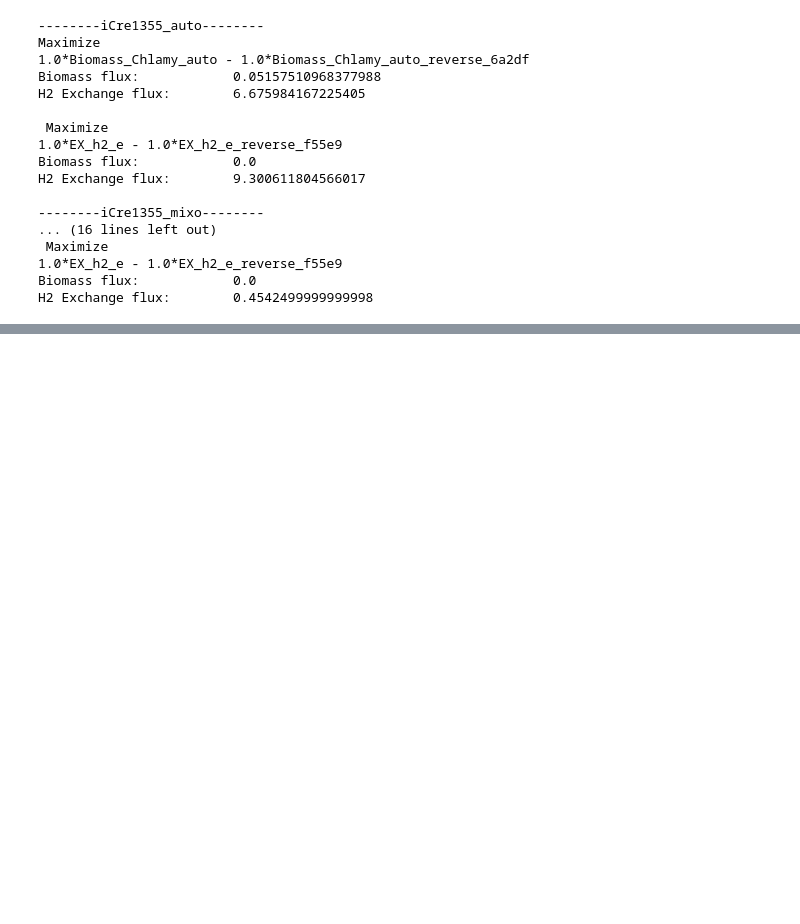
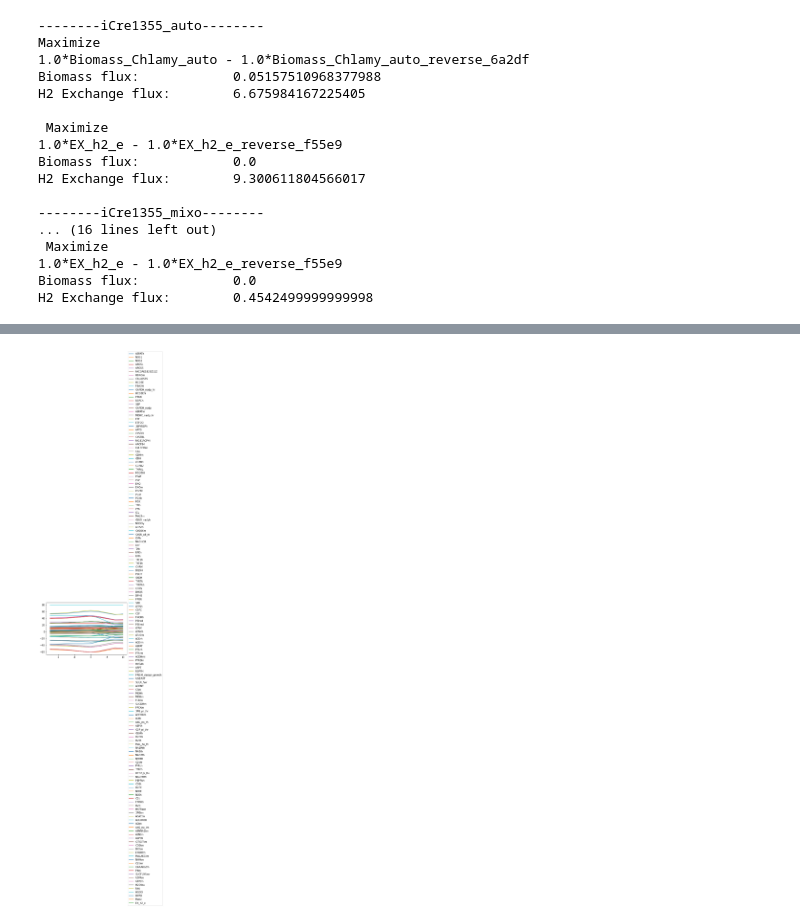
Before and after one commit to elena-krismer/27410-2020-group-project-group12-c-reinhardtii, a Jupyter notebook: notebooks/Hydrogen production.ipynb, the cells around one changed output, grey strips where cells are left out. Cells and saved outputs as stored; diff of their text form; code cells hidden in the pictures; blank space fills up the shorter version.

Commit message:
ppp analysis, predict expression targets

```diff
--- a/notebooks/Hydrogen production.ipynb
+++ b/notebooks/Hydrogen production.ipynb
@@ -212,0 +266,4 @@ H2 Exchange flux:        0.4542499999999998
+# %%
+fseof = FSEOF(auto)
+# %%
+result = fseof.run(target=auto.reactions.EX_h2_e)
@@ -212,0 +286,7 @@ H2 Exchange flux:        0.4542499999999998
+# %%
+from matplotlib import pyplot as plt
+result.data_frame.T.plot()
+plt.legend(loc='center left', bbox_to_anchor=(1, 0.5))
+plt.show()
+# %% [output]
+[figure, added]
```
Also changed, not shown: parts of 21 cells of this notebook.
